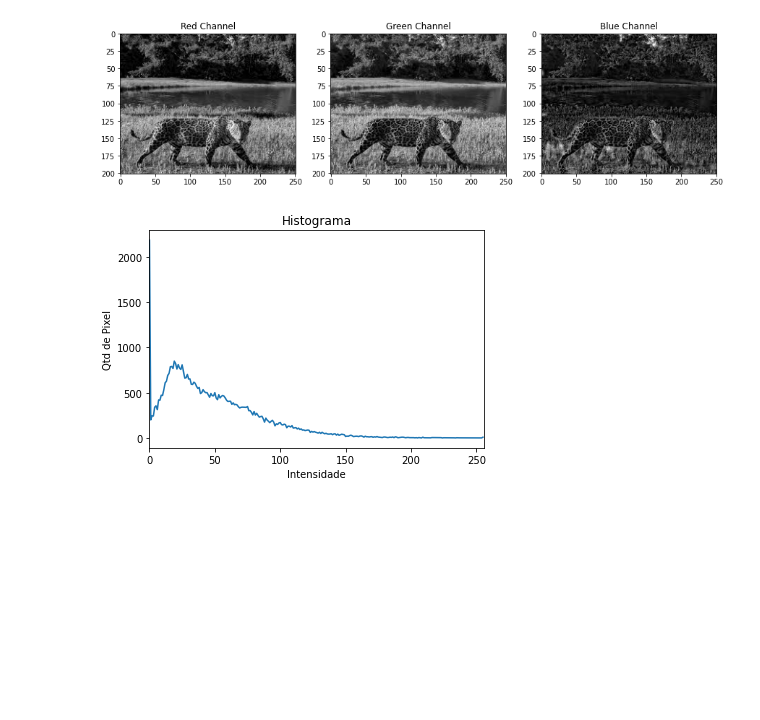
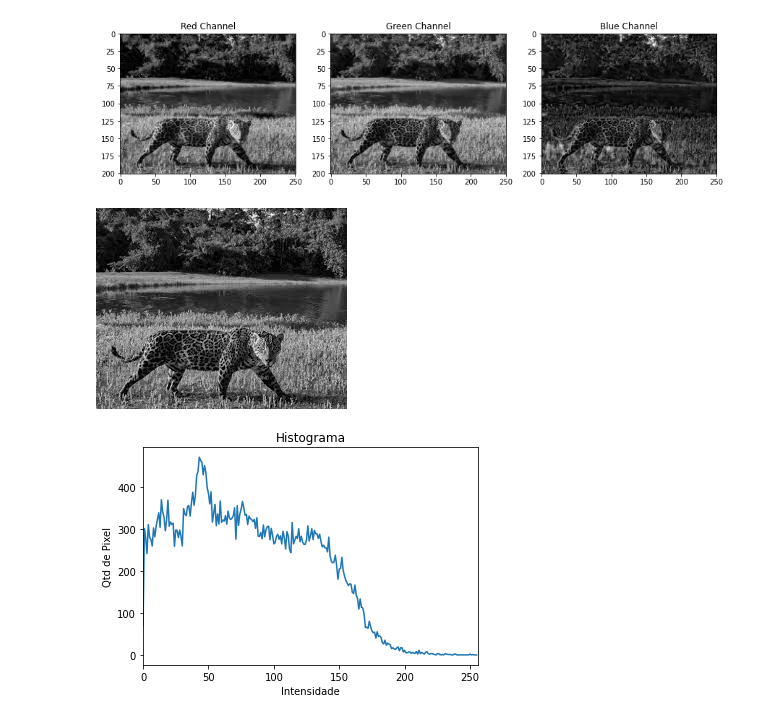
Before and after one commit to nnilocoelho/computer-vision, a Jupyter notebook: nb02.ipynb, the cells around one changed output. Saved outputs shown, nothing was run; the diff lists cells and outputs as text; code cells hidden in the pictures; blank space fills up the shorter version.

```diff
--- a/nb02.ipynb
+++ b/nb02.ipynb
@@ -36,15 +36,20 @@ plt.subplot(143);plt.imshow(b,cmap='gray');plt.title("Blue Channel");
 [figure]
 # %%
 # 3 - Histograma da Imagem
+# Leitura e Conversão da Imagem em P&B
+img_onca = cv2.imread("/home/imagens/onca-pintada.jpg")
+img_onca = cv2.cvtColor(img_onca, cv2.COLOR_BGR2GRAY)
+cv2_imshow(img_onca)
 
-img_onca = cv2.imread("/home/imagens/onca-pintada.jpg")
+# Calculo do Histograma
 histograma = cv2.calcHist([img_onca], [0], None, [256],[0, 256])
 plt.figure()
 plt.title("Histograma")
 plt.xlabel("Intensidade")
 plt.ylabel("Qtd de Pixel")
 plt.plot(histograma)
 plt.xlim([0, 256])
 plt.show()
 # %% [output]
-[figure, old version]
+[figure, new version]
+[figure, added]
```
Also changed, not shown: parts of 1 cell of this notebook.
